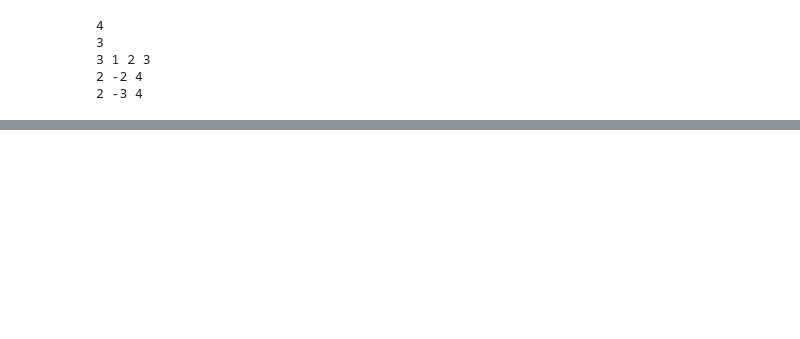
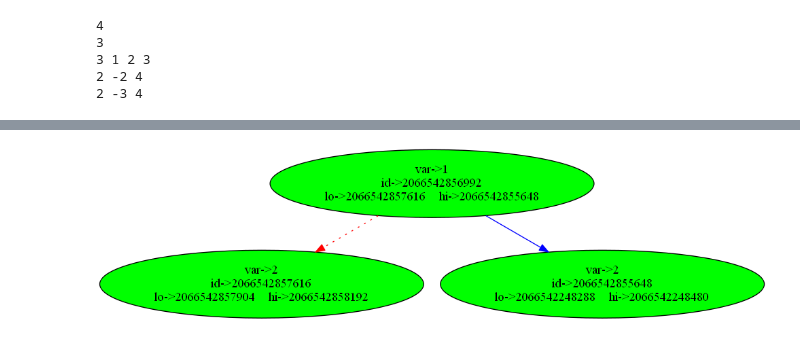
Before and after one commit to the-pinbo/ROBDD, a Jupyter notebook: tesy.ipynb, the cells around one changed output, grey strips where cells are left out. Cells and saved outputs as stored; diff of their text form; code cells hidden in the pictures; blank space fills up the shorter version.

```diff
--- a/tesy.ipynb
+++ b/tesy.ipynb
@@ -41,0 +42,9 @@ for node in a.dfsPreorder():
+# %%
+import pydot
+G = pydot.Dot(graph_type="digraph")
+node = pydot.Node(a.node.getLabel(),style="filled",fillcolor="green")
+G.add_node(node)
+node = pydot.Node(a.node.lo.getLabel(),style="filled",fillcolor="green")
+G.add_node(node)
+node = pydot.Node(a.node.hi.getLabel(),style="filled",fillcolor="green")
+G.add_node(node)
@@ -41,0 +57,11 @@ for node in a.dfsPreorder():
+# %%
+e1 = pydot.Edge(a.node.getLabel(), a.node.lo.getLabel(), color='red',style='dotted')
+G.add_edge(e1)
+e2 = pydot.Edge(a.node.getLabel(), a.node.hi.getLabel(), color='blue')
+G.add_edge(e2)
+# %%
+from IPython.display import Image, display
+img = Image(G.create_png())
+display(img)
+# %% [output]
+[figure, added]
```
Also changed, not shown: parts of 6 cells of this notebook, 5 other files.
